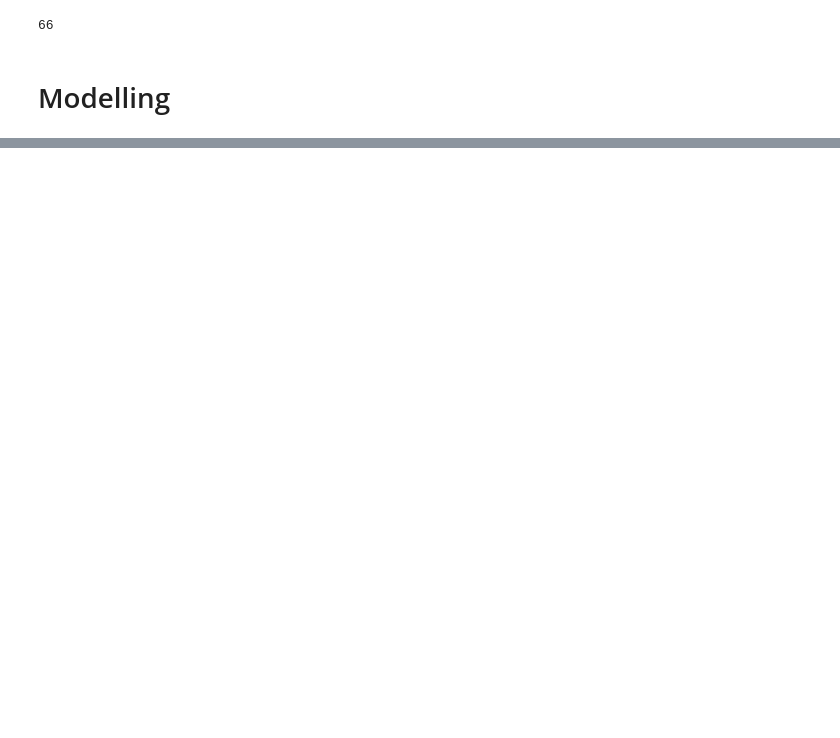
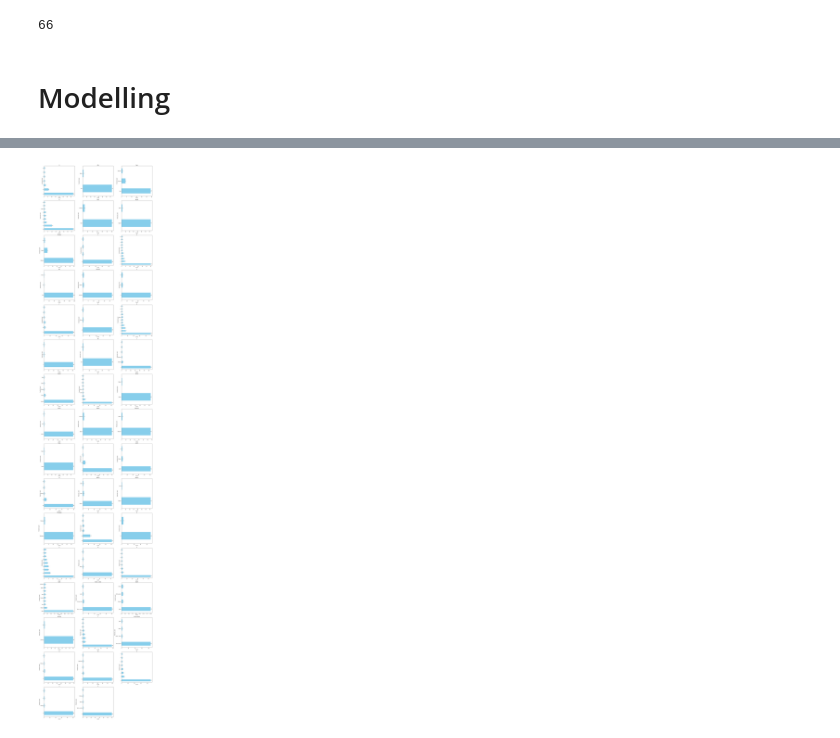
Before and after one commit to Swara-id/ml, a Jupyter notebook: modelling.ipynb, the cells around one changed output, grey strips where cells are left out. Saved outputs shown, nothing was run; the diff lists cells and outputs as text; code cells hidden in the pictures; blank space fills up the shorter version.

```diff
--- a/modelling.ipynb
+++ b/modelling.ipynb
@@ -256,0 +460,39 @@ Test accuracy: 0.87
+# %%
+count_predictions = eval_df.groupby(['true_label', 'predicted_label']).size().unstack(fill_value=0)
+
+num_classes = count_predictions.shape[0]
+num_cols = 3
+num_rows = (num_classes + num_cols - 1) // num_cols  # Pembulatan ke atas
+
+# Membuat plot
+fig, axes = plt.subplots(num_rows, num_cols, figsize=(20, num_rows * 6))
+axes = np.array(axes).flatten()
+
+# Plot untuk setiap true_label
+plot_count = 0
+for i, true_label in enumerate(count_predictions.index):
+    # Filter hanya untuk nilai-nilai yang memiliki frekuensi lebih dari nol dan nilai prediksi tidak sama dengan true label
+    data_to_plot = count_predictions.loc[true_label][(count_predictions.loc[true_label] > 0) & (count_predictions.columns != true_label)]
+    if not data_to_plot.empty and not data_to_plot.eq(0).all():
+        ax = axes[plot_count]
+        # Mengganti label angka dengan label kategorikal yang sesuai dari DataFrame eval_df
+        eval_data_to_plot = eval_df[eval_df['true_label'] == true_label]['predicted_kategorik'].value_counts()
+        eval_data_to_plot.plot(kind='barh', ax=ax, color='skyblue')  # Mengubah menjadi plot horizontal ('barh')
+        ax.set_xlabel('Count')
+        ax.set_ylabel('Predicted Label')  # Mengganti label sumbu x dan y
+        ax.set_title(f'{eval_df[eval_df["true_label"] == true_label]["label_kategorik"].iloc[0]}')
+
+        # Menambahkan label angka di sebelah kanan diagram
+        for j, v in enumerate(eval_data_to_plot.values):
+            ax.text(v + 0.1, j, str(v), ha='left', va='center')
+
+        plot_count += 1
+
+# Menghapus axes yang kosong pada layout
+for j in range(plot_count, len(axes)):
+    fig.delaxes(axes[j])
+
+fig.tight_layout()
+plt.show()
+# %% [output]
+[figure, added]
```
Also changed, not shown: parts of 21 cells of this notebook, 2 other files.
